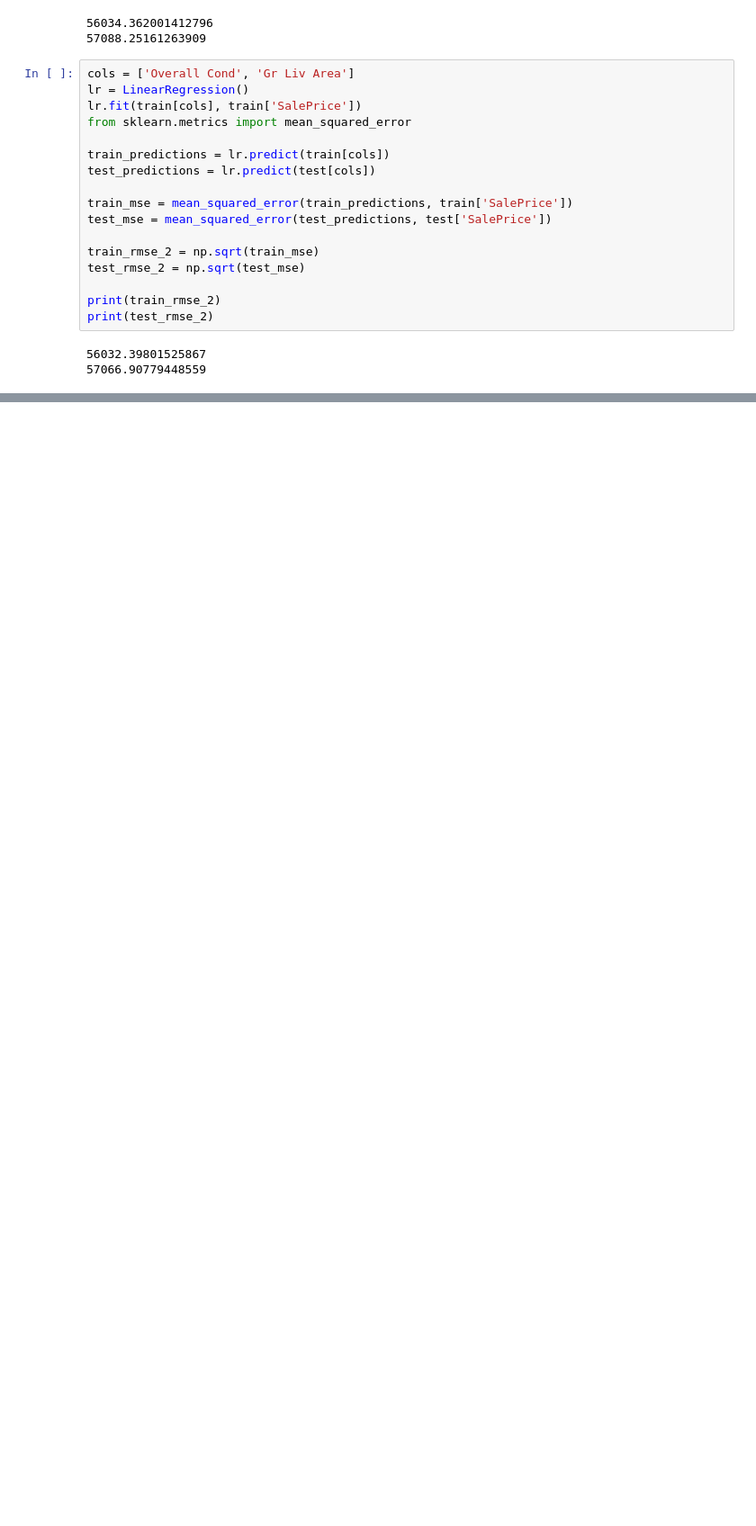
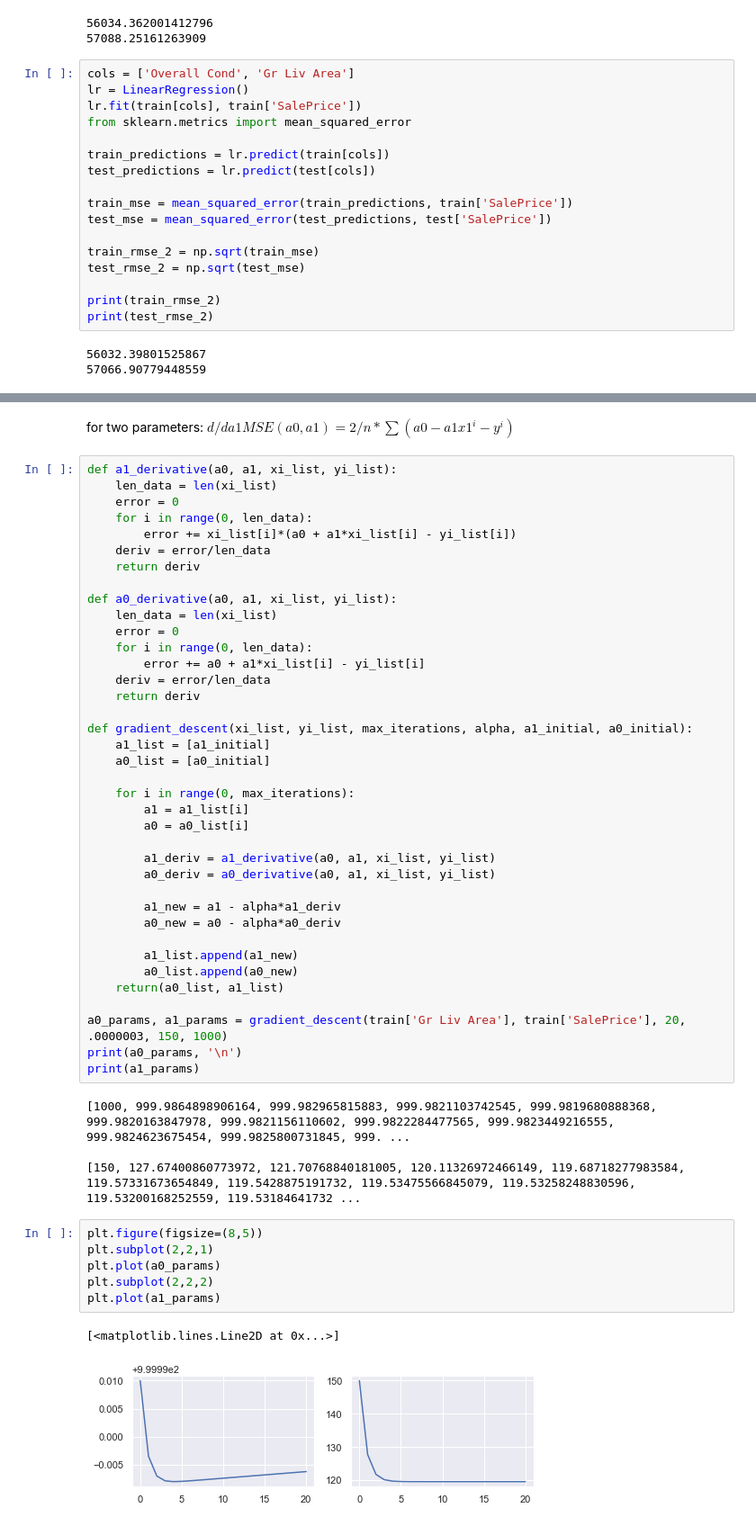
Before and after one commit to Xuehong-pdx/Machine_Learning_Side_Projects, a Jupyter notebook: predicting house sale prices using linear regression.ipynb, the cells around one changed output, grey strips where cells are left out. Shown: that part at 90% size. Drawn from its saved outputs; the diff is of its cells as text; blank space fills up the shorter version.

```diff
--- a/predicting house sale prices using linear regression.ipynb
+++ b/predicting house sale prices using linear regression.ipynb
@@ -264,3 +272,56 @@ final_param = param_iterations[-1]
 print(final_param)
 # %% [output]
 120.14219147202738
+# %% [markdown]
+for two parameters: $d/da1MSE(a0, a1)=2/n*∑(a0 - a1x1^i-y^i)$
+# %%
+def a1_derivative(a0, a1, xi_list, yi_list):
+    len_data = len(xi_list)
+    error = 0
+    for i in range(0, len_data):
+        error += xi_list[i]*(a0 + a1*xi_list[i] - yi_list[i])
+    deriv = error/len_data
+    return deriv
+
+def a0_derivative(a0, a1, xi_list, yi_list):
+    len_data = len(xi_list)
+    error = 0
+    for i in range(0, len_data):
+        error += a0 + a1*xi_list[i] - yi_list[i]
+    deriv = error/len_data
+    return deriv
+
+def gradient_descent(xi_list, yi_list, max_iterations, alpha, a1_initial, a0_initial):
+    a1_list = [a1_initial]
+    a0_list = [a0_initial]
+
+    for i in range(0, max_iterations):
+        a1 = a1_list[i]
+        a0 = a0_list[i]
+
+        a1_deriv = a1_derivative(a0, a1, xi_list, yi_list)
+        a0_deriv = a0_derivative(a0, a1, xi_list, yi_list)
+
+        a1_new = a1 - alpha*a1_deriv
+        a0_new = a0 - alpha*a0_deriv
+
+        a1_list.append(a1_new)
+        a0_list.append(a0_new)
+    return(a0_list, a1_list)
+
+a0_params, a1_params = gradient_descent(train['Gr Liv Area'], train['SalePrice'], 20, .0000003, 150, 1000)
+print(a0_params, '\n')
+print(a1_params)
+# %% [output]
+[1000, 999.9864898906164, 999.982965815883, 999.9821103742545, 999.9819680888368, 999.9820163847978, 999.9821156110602, 999.9822284477565, 999.9823449216555, 999.9824623675454, 999.9825800731845, 999. ...
+
+[150, 127.67400860773972, 121.70768840181005, 120.11326972466149, 119.68718277983584, 119.57331673654849, 119.5428875191732, 119.53475566845079, 119.53258248830596, 119.53200168252559, 119.53184641732 ...
+# %%
+plt.figure(figsize=(8,5))
+plt.subplot(2,2,1)
+plt.plot(a0_params)
+plt.subplot(2,2,2)
+plt.plot(a1_params)
+# %% [output]
+[<matplotlib.lines.Line2D at 0x...>]
+[figure, added]
```
Also changed, not shown: parts of 22 cells of this notebook.
